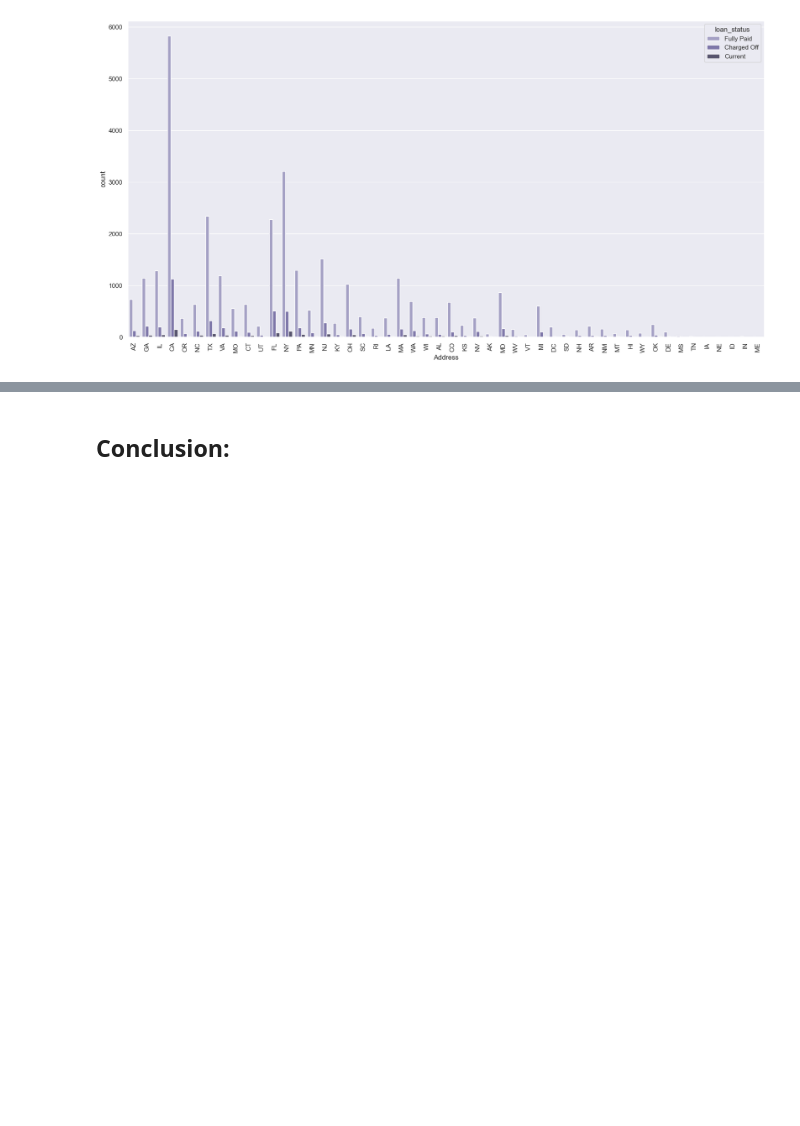
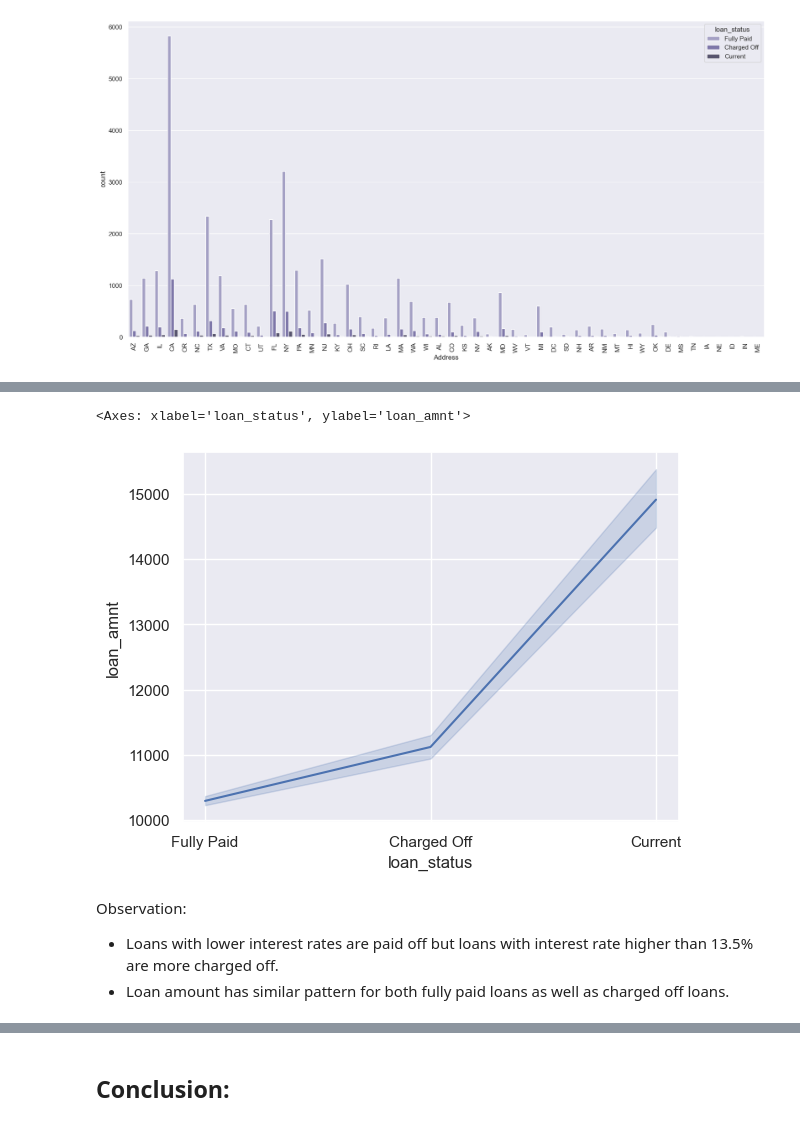
Before and after one commit to MallikaBera/LendingClubCaseStudy, a Jupyter notebook: Code_v02.ipynb, the cells around one changed output, grey strips where cells are left out. Cells and saved outputs as stored; diff of their text form; code cells hidden in the pictures; blank space fills up the shorter version.

```diff
--- a/Code_v02.ipynb
+++ b/Code_v02.ipynb
@@ -711,0 +684,10 @@ We will investigate these attributes together in our bivariate studies.
+# %%
+# Check loaned amount for each loan status
+sns.lineplot(x = 'loan_status', y = 'loan_amnt', data = loan_upd)
+# %% [output]
+<Axes: xlabel='loan_status', ylabel='loan_amnt'>
+[figure, added]
+# %% [markdown]
+Observation:
+- Loans with lower interest rates are paid off but loans with interest rate higher than 13.5% are more charged off.
+- Loan amount has similar pattern for both fully paid loans as well as charged off loans.
```
Also changed, not shown: parts of 18 cells of this notebook.
